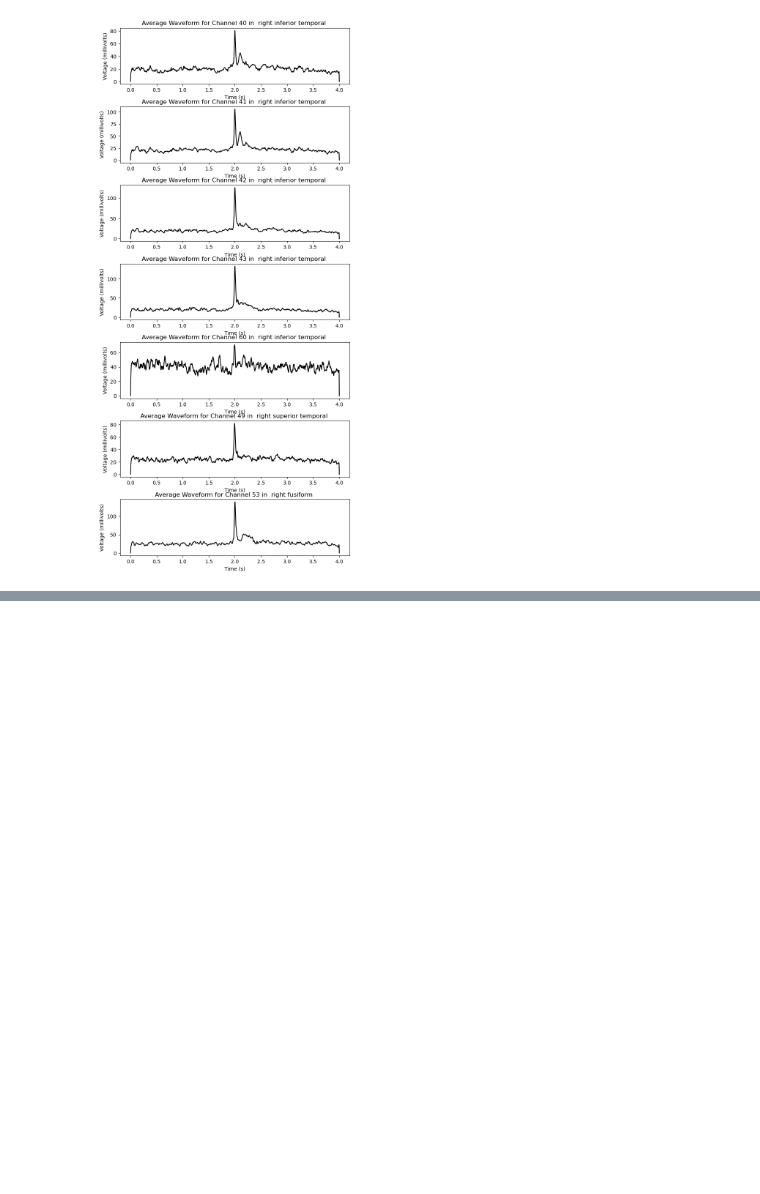
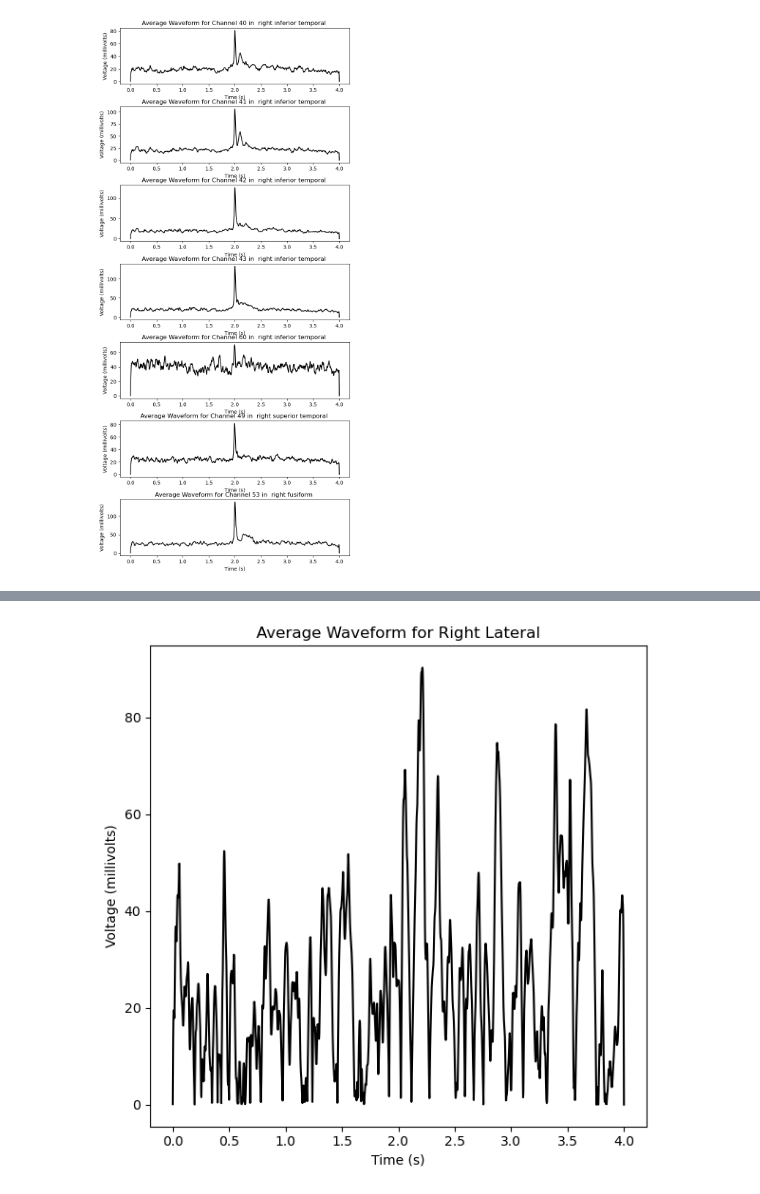
Before and after one commit to carlosaaguila/Interictal_Spike_Analysis, a Jupyter notebook: HUMAN/working_feat_extract_code/mesi lat analysis.ipynb, the cells around one changed output, grey strips where cells are left out. Cells and saved outputs as stored; diff of their text form; code cells hidden in the pictures; blank space fills up the shorter version.

```diff
--- a/HUMAN/working_feat_extract_code/mesi lat analysis.ipynb
+++ b/HUMAN/working_feat_extract_code/mesi lat analysis.ipynb
@@ -154,0 +192,6 @@ plt.savefig("E:/CNT/Interictal_Spike_Analysis/HUMAN/working_feat_extract_code/sp
+# %%
+Rlat_avgwave_abs = totalavg_roiwave(roiRlat_idxch, roiRlat_vals)
+fig = plot_avgroiwave(Rlat_avgwave_abs, 'Right Lateral')
+fig.savefig("E:/CNT/Interictal_Spike_Analysis/HUMAN/working_feat_extract_code/spike figures/abs_avg_all/Rlateral_abs") #save as jpg
+# %% [output]
+[figure, added]
```
Also changed, not shown: parts of 4 cells of this notebook, 8 other files.
